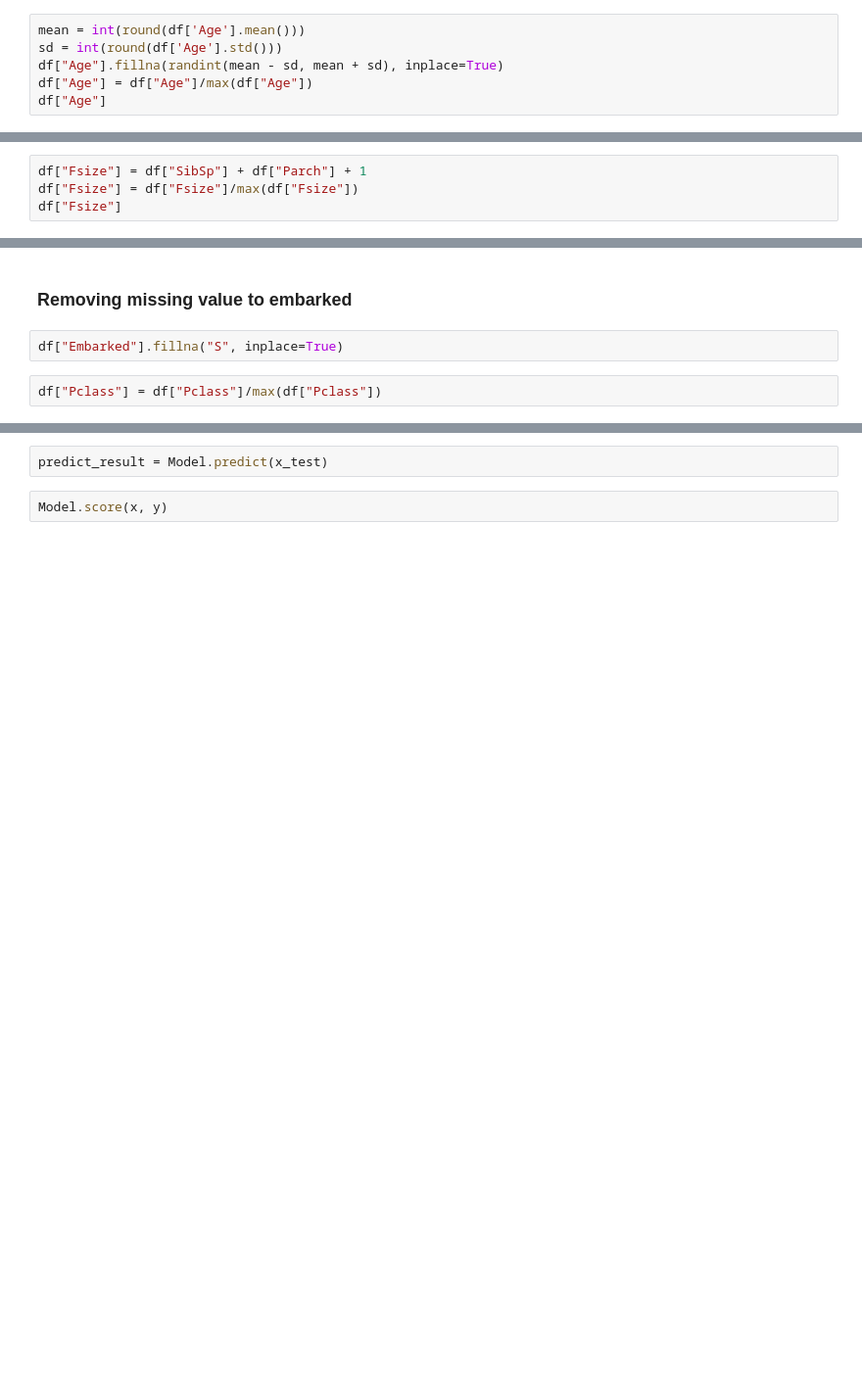
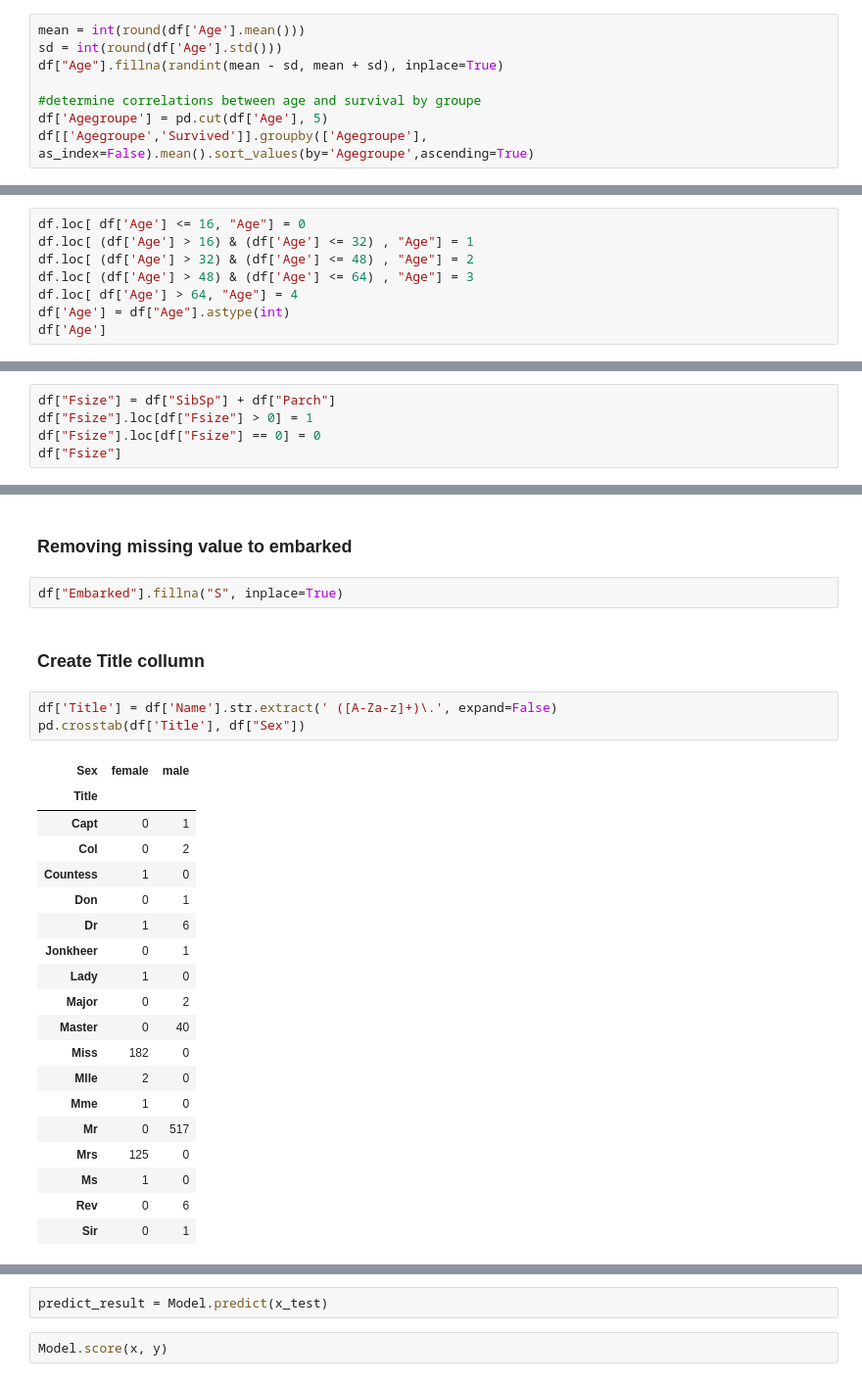
Before and after one commit to Bizetremi/Project, a Jupyter notebook: Kaggle+Titanic+Machine+Learning+from+Disaster+Logit+Regression.ipynb, the cells around one changed output, grey strips where cells are left out. Shown at 98% size. Saved outputs shown, nothing was run; the diff lists cells and outputs as text; blank space fills up the shorter version.

```diff
--- a/Kaggle+Titanic+Machine+Learning+from+Disaster+Logit+Regression.ipynb
+++ b/Kaggle+Titanic+Machine+Learning+from+Disaster+Logit+Regression.ipynb
@@ -85,6 +86,8 @@ df
 mean = int(round(df['Age'].mean()))
 sd = int(round(df['Age'].std()))
 df["Age"].fillna(randint(mean - sd, mean + sd), inplace=True)
-df["Age"] = df["Age"]/max(df["Age"])
-df["Age"]
+
+#determine correlations between age and survival by groupe
+df['Agegroupe'] = pd.cut(df['Age'], 5)
+df[['Agegroupe','Survived']].groupby(['Agegroupe'], as_index=False).mean().sort_values(by='Agegroupe',ascending=True)
 # %% [output]
@@ -107,0 +100,8 @@ Name: Age, Length: 891, dtype: float64
+# %%
+df.loc[ df['Age'] <= 16, "Age"] = 0
+df.loc[ (df['Age'] > 16) & (df['Age'] <= 32) , "Age"] = 1
+df.loc[ (df['Age'] > 32) & (df['Age'] <= 48) , "Age"] = 2
+df.loc[ (df['Age'] > 48) & (df['Age'] <= 64) , "Age"] = 3
+df.loc[ df['Age'] > 64, "Age"] = 4
+df['Age'] = df["Age"].astype(int)
+df['Age']
@@ -108,7 +126,8 @@ Name: Age, Length: 891, dtype: float64
 # %% [markdown]
 ## Creating Family Size
 # %%
-df["Fsize"] = df["SibSp"] + df["Parch"] + 1
-df["Fsize"] = df["Fsize"]/max(df["Fsize"])
+df["Fsize"] = df["SibSp"] + df["Parch"]
+df["Fsize"].loc[df["Fsize"] > 0] = 1
+df["Fsize"].loc[df["Fsize"] == 0] = 0
 df["Fsize"]
 # %% [output]
@@ -133,5 +156,28 @@ Name: Fsize, Length: 891, dtype: float64
 ### Removing missing value to embarked
 # %%
 df["Embarked"].fillna("S", inplace=True)
-# %%
-df["Pclass"] = df["Pclass"]/max(df["Pclass"])
+# %% [markdown]
+### Create Title collumn
+# %%
+df['Title'] = df['Name'].str.extract(' ([A-Za-z]+)\.', expand=False)
+pd.crosstab(df['Title'], df["Sex"])
+# %% [output]
+| Sex | female | male |
+| Title |  |  |
+| Capt | 0 | 1 |
+| Col | 0 | 2 |
+| Countess | 1 | 0 |
+| Don | 0 | 1 |
+| Dr | 1 | 6 |
+| Jonkheer | 0 | 1 |
+| Lady | 1 | 0 |
+| Major | 0 | 2 |
+| Master | 0 | 40 |
+| Miss | 182 | 0 |
+| Mlle | 2 | 0 |
+| Mme | 1 | 0 |
+| Mr | 0 | 517 |
+| Mrs | 125 | 0 |
+| Ms | 1 | 0 |
+| Rev | 0 | 6 |
+| Sir | 0 | 1 |
```
Also changed, not shown: parts of 21 cells of this notebook.
